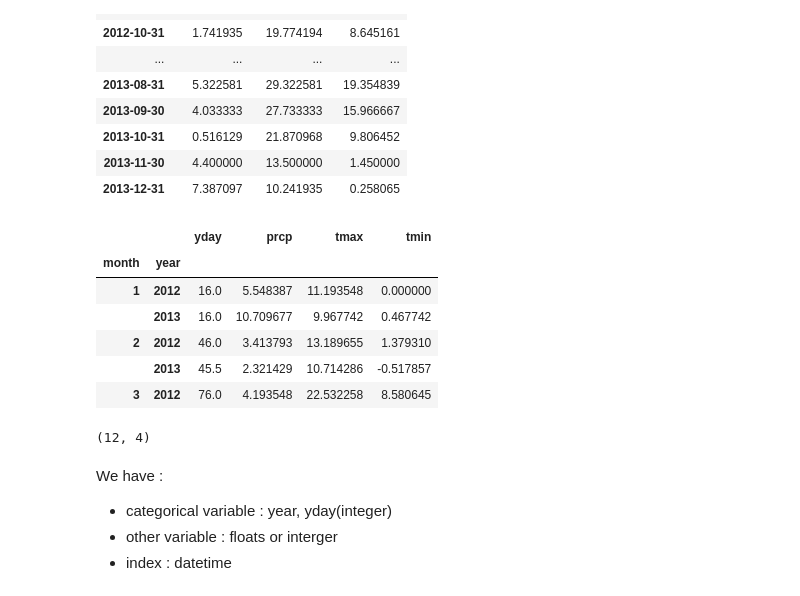
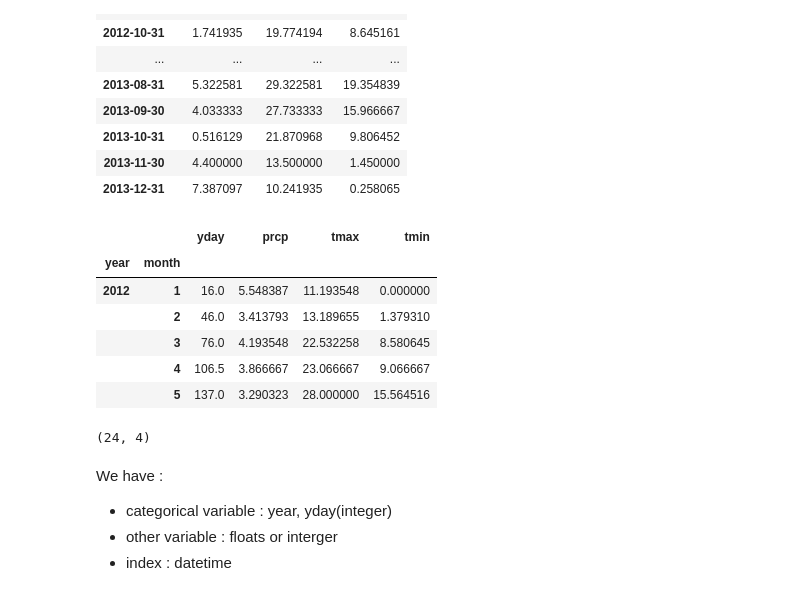
Before and after one commit to smrtnrd/prototype, a Jupyter notebook: develop/2017-10-30-bb-climate.ipynb, the cells around one changed output. Cells and saved outputs as stored; diff of their text form; code cells hidden in the pictures.

```diff
--- a/develop/2017-10-30-bb-climate.ipynb
+++ b/develop/2017-10-30-bb-climate.ipynb
@@ -115,20 +157,20 @@ df[['prcp', 'tmax', 'tmin']].resample('M').mean().add_prefix('mean_')
 | 2013-11-30 | 4.400000 | 13.500000 | 1.450000 |
 | 2013-12-31 | 7.387097 | 10.241935 | 0.258065 |
 # %%
-df_month = df[['month','year', 'yday', 'prcp', 'tmax', 'tmin']].groupby(['month', 'year']).mean()
+df_month = df[['month','year', 'yday', 'prcp', 'tmax', 'tmin']].groupby(['year', 'month']).mean()
 df_month.head()
 # %% [output]
 |  |  | yday | prcp | tmax | tmin |
-| month | year |  |  |  |  |
-| 1 | 2012 | 16.0 | 5.548387 | 11.193548 | 0.000000 |
-|  | 2013 | 16.0 | 10.709677 | 9.967742 | 0.467742 |
-| 2 | 2012 | 46.0 | 3.413793 | 13.189655 | 1.379310 |
-|  | 2013 | 45.5 | 2.321429 | 10.714286 | -0.517857 |
-| 3 | 2012 | 76.0 | 4.193548 | 22.532258 | 8.580645 |
+| year | month |  |  |  |  |
+| 2012 | 1 | 16.0 | 5.548387 | 11.193548 | 0.000000 |
+|  | 2 | 46.0 | 3.413793 | 13.189655 | 1.379310 |
+|  | 3 | 76.0 | 4.193548 | 22.532258 | 8.580645 |
+|  | 4 | 106.5 | 3.866667 | 23.066667 | 9.066667 |
+|  | 5 | 137.0 | 3.290323 | 28.000000 | 15.564516 |
 # %%
 df_month.shape
 # %% [output]
-(12, 4)
+(24, 4)
 # %% [markdown]
 We have :
 -  categorical variable : year, yday(integer)
```
Also changed, not shown: parts of 10 cells of this notebook, 2 other files.
